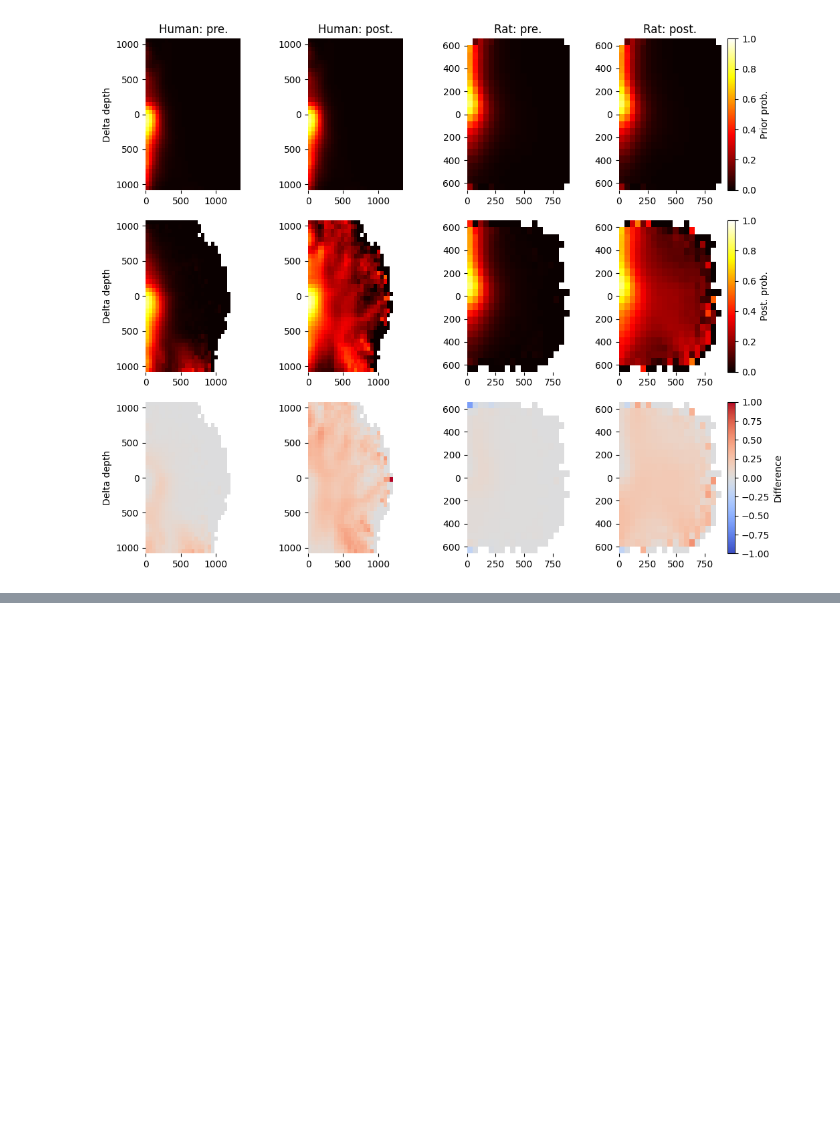
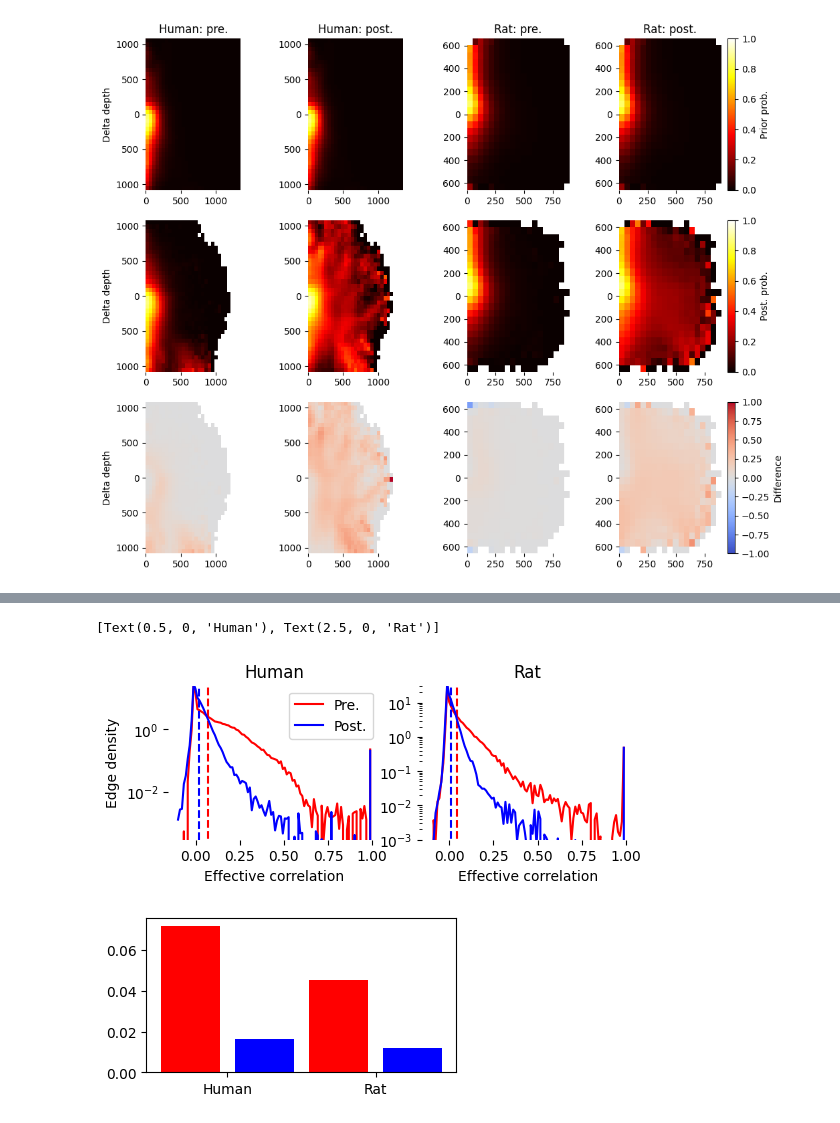
Before and after one commit to MWolfR/individual_morphology_effect, a Jupyter notebook: Plot connectivity higher order sources.ipynb, the cells around one changed output, grey strips where cells are left out. Drawn from its saved outputs; the diff is of its cells as text; code cells hidden in the pictures; blank space fills up the shorter version.

```diff
--- a/Plot connectivity higher order sources.ipynb
+++ b/Plot connectivity higher order sources.ipynb
@@ -193,0 +330,71 @@ for i in range(len(dfs)):
+# %%
+edges_pre_rat = edges_pre_rat.reset_index().set_index(["xz", "y"])
+edges_post_rat = edges_post_rat.reset_index().set_index(["xz", "y"])
+edges_pre_human = edges_pre_human.reset_index().set_index(["xz", "y"])
+edges_post_human = edges_post_human.reset_index().set_index(["xz", "y"])
+# %%
+to_pairs = lambda _df: pandas.DataFrame(numpy.sqrt(numpy.dot(_df.values, _df.values.reshape((1, -1)))),
+                                        index=_df.index, columns=_df.index)
+pair_pre_rat = to_pairs(edges_pre_rat)
+pair_post_rat = to_pairs(edges_post_rat)
+pair_pre_human = to_pairs(edges_pre_human)
+pair_post_human = to_pairs(edges_post_human)
+# %%
+cc_bins = numpy.linspace(-0.1, 1.0, 101)
+fig = plt.figure(figsize=(6, 2))
+
+
+ax = fig.add_subplot(1, 2, 1)
+H = numpy.histogram(CC_pre_human.values.flatten(),
+                    weights=pair_pre_human.values.flatten(), bins=cc_bins, density=True)[0]
+mn = (cc_bins[:-1] * H).sum() / H.sum()
+ax.plot(cc_bins[:-1], H, color="red", label="Pre.")
+ax.set_ylim(ax.get_ylim())
+ax.plot([mn, mn], ax.get_ylim(), color="red", ls="--")
+ax.set_ylabel("Edge density")
+ax.set_xlabel("Effective correlation")
+ax.set_title("Human")
+ax.set_yscale("log")
+ax.set_frame_on(False)
+
+H = numpy.histogram(CC_post_human.values.flatten(),
+                    weights=pair_post_human.values.flatten(), bins=cc_bins, density=True)[0]
+ax.plot(cc_bins[:-1], H, color="blue", label="Post.")
+ax.set_ylim(ax.get_ylim())
+plt.legend()
+
+fig_bar = plt.figure(figsize=(4, 2))
+ax_bar = fig_bar.gca()
+ax_bar.bar([0], [mn], fc="red")
+mn = (cc_bins[:-1] * H).sum() / H.sum()
+ax.plot([mn, mn], ax.get_ylim(), color="blue", ls="--")
+ax_bar.bar([1], [mn], fc="blue")
+
+ax = fig.add_subplot(1, 2, 2)
+H = numpy.histogram(CC_pre_rat.values.flatten(),
+                    weights=pair_pre_rat.values.flatten(), bins=cc_bins, density=True)[0]
+mn = (cc_bins[:-1] * H).sum() / H.sum()
+ax.plot(cc_bins[:-1], H, color="red", label="Pre.")
+ax.set_ylim(ax.get_ylim())
+ax.plot([mn, mn], ax.get_ylim(), color="red", ls="--")
+ax_bar.bar([2], [mn], fc="red")
+
+H = numpy.histogram(CC_post_rat.values.flatten(),
+                    weights=pair_post_rat.values.flatten(), bins=cc_bins, density=True)[0]
+mn = (cc_bins[:-1] * H).sum() / H.sum()
+ax.plot(cc_bins[:-1], H, color="blue", label="Post.")
+ax.set_ylim(ax.get_ylim())
+ax.plot([mn, mn], ax.get_ylim(), color="blue", ls="--")
+ax.set_xlabel("Effective correlation")
+ax.set_title("Rat")
+ax.set_ylim([1E-3, numpy.max(ax.get_ylim())])
+ax.set_yscale("log")
+ax.set_frame_on(False)
+ax_bar.bar([3], [mn], fc="blue")
+
+ax_bar.set_xticks([0.5, 2.5])
+ax_bar.set_xticklabels(["Human", "Rat"])
+# %% [output]
+[Text(0.5, 0, 'Human'), Text(2.5, 0, 'Rat')]
+[figure, added]
+[figure, added]
```
Also changed, not shown: parts of 11 cells of this notebook, 1 other file.
